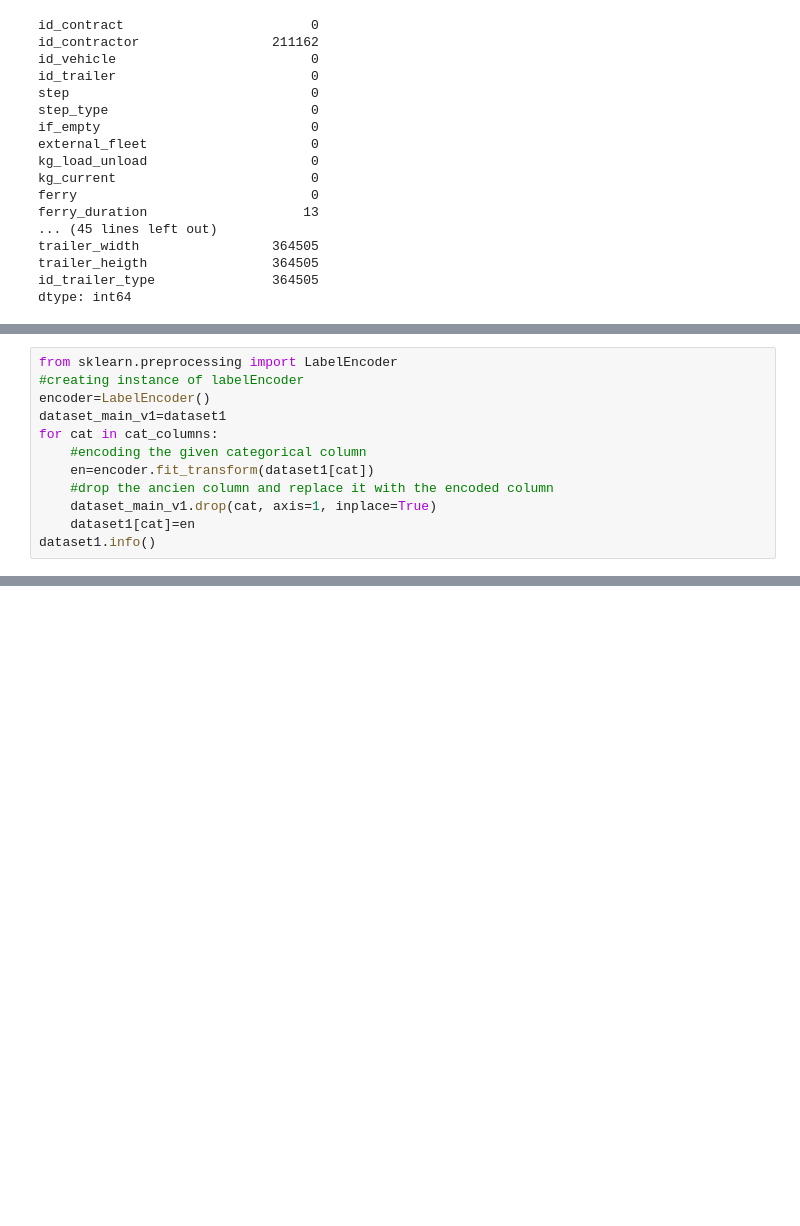
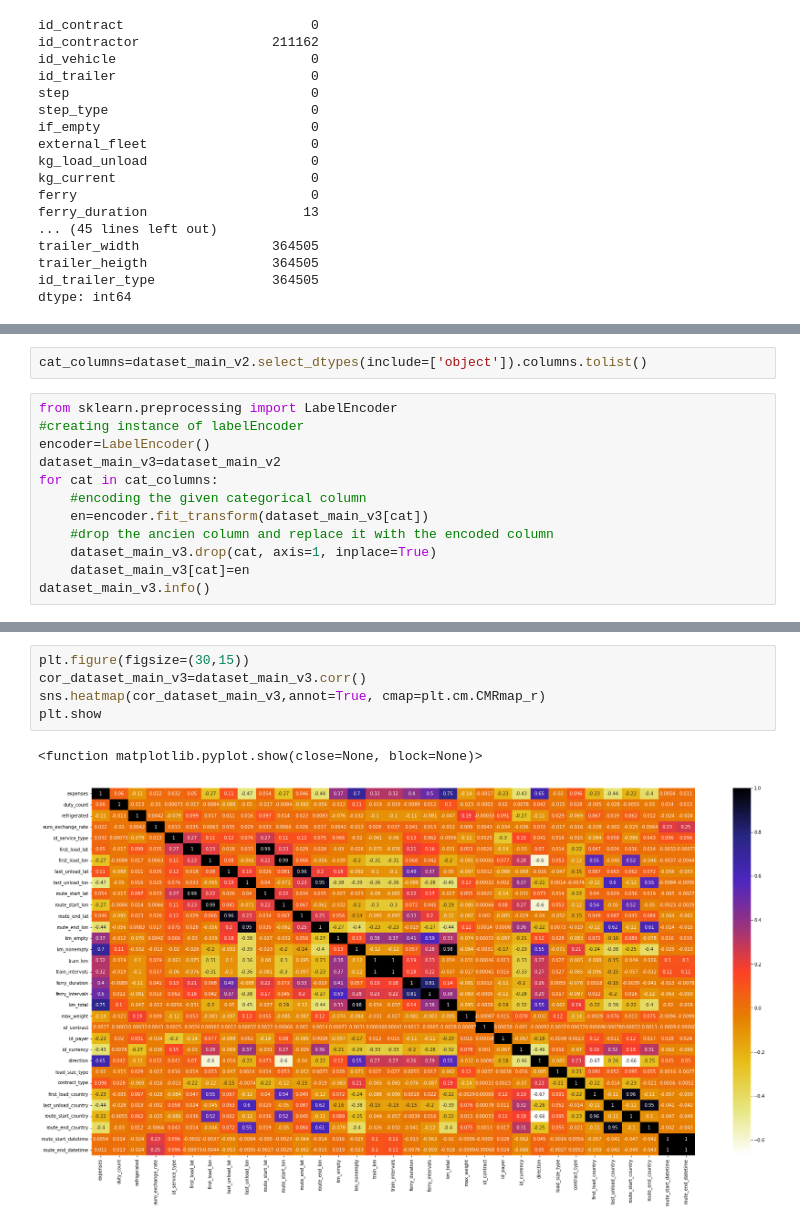
Before and after one commit to MehdiAdd/Predicting-the-Costs-of-Forwarding-Contracts, a Jupyter notebook: Predicting the Costs of Forwarding Contracts.ipynb, the cells around one changed output, grey strips where cells are left out. Cells and saved outputs as stored; diff of their text form; blank space fills up the shorter version.

```diff
--- a/Predicting the Costs of Forwarding Contracts.ipynb
+++ b/Predicting the Costs of Forwarding Contracts.ipynb
@@ -204,12 +179,0 @@ cat_columns=dataset1.select_dtypes(include=['object']).columns.tolist()
-# %%
-from sklearn.preprocessing import LabelEncoder
-#creating instance of labelEncoder
-encoder=LabelEncoder()
-dataset_main_v1=dataset1
-for cat in cat_columns:
-    #encoding the given categorical column
-    en=encoder.fit_transform(dataset1[cat])
-    #drop the ancien column and replace it with the encoded column
-    dataset_main_v1.drop(cat, axis=1, inplace=True)
-    dataset1[cat]=en
-dataset1.info()
@@ -259,0 +228,14 @@ array([[3.46670e+04, 3.77000e+03, 1.10000e+01, ..., 2.30000e+01,
+# %%
+cat_columns=dataset_main_v2.select_dtypes(include=['object']).columns.tolist()
+# %%
+from sklearn.preprocessing import LabelEncoder
+#creating instance of labelEncoder
+encoder=LabelEncoder()
+dataset_main_v3=dataset_main_v2
+for cat in cat_columns:
+    #encoding the given categorical column
+    en=encoder.fit_transform(dataset_main_v3[cat])
+    #drop the ancien column and replace it with the encoded column
+    dataset_main_v3.drop(cat, axis=1, inplace=True)
+    dataset_main_v3[cat]=en
+dataset_main_v3.info()
@@ -259,0 +260,8 @@ array([[3.46670e+04, 3.77000e+03, 1.10000e+01, ..., 2.30000e+01,
+# %%
+plt.figure(figsize=(30,15))
+cor_dataset_main_v3=dataset_main_v3.corr()
+sns.heatmap(cor_dataset_main_v3,annot=True, cmap=plt.cm.CMRmap_r)
+plt.show
+# %% [output]
+<function matplotlib.pyplot.show(close=None, block=None)>
+[figure, added]
```
Also changed, not shown: parts of 32 cells of this notebook.
